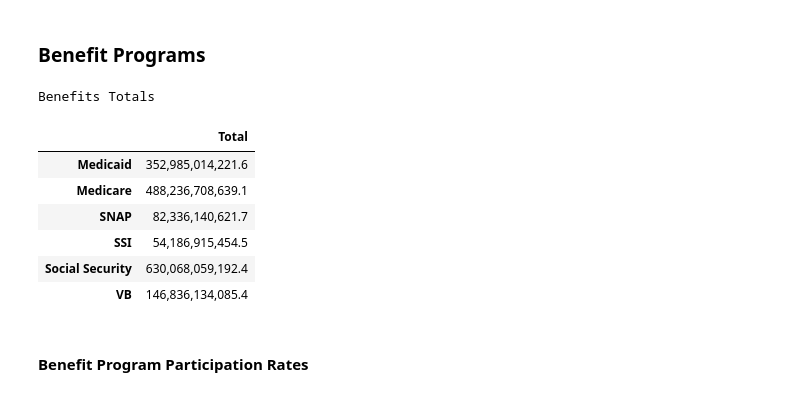
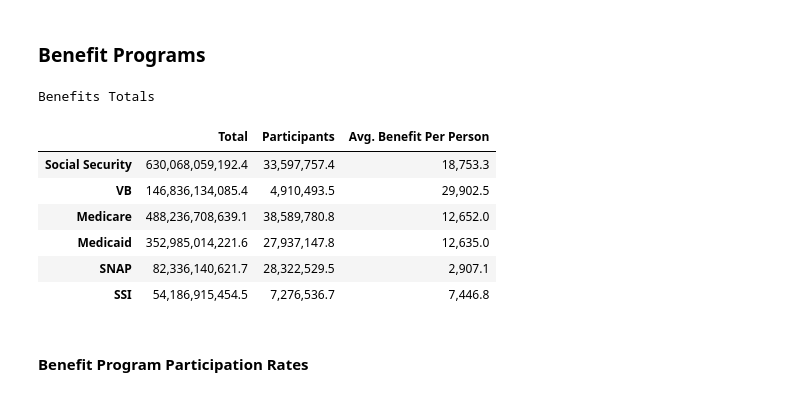
Before and after one commit to andersonfrailey/Notebook-Uploads, a Jupyter notebook: CPS Comparisons.ipynb, the cells around one changed output. Saved outputs shown, nothing was run; the diff lists cells and outputs as text; code cells hidden in the pictures.

```diff
--- a/CPS Comparisons.ipynb
+++ b/CPS Comparisons.ipynb
@@ -439,31 +480,35 @@ Percent and Number of Tax Units with Specified Number of EIC Qualified Children
 ### Benefit Programs
 # %%
 # Columns used for participation rates
-cps['ssi_part'] = np.where(cps.ssi > 0, 1, 0)
-cps['snap_part'] = np.where(cps.snap > 0, 1, 0)
-cps['mcare_part'] = np.where(cps.mcare > 0, 1, 0)
-cps['mcaid_part'] = np.where(cps.mcaid > 0, 1, 0)
-cps['ss_part'] = np.where(cps.ss > 0, 1, 0)
-cps['vb_part'] = np.where(cps.vb > 0, 1, 0)
+cps['ssi_part'] = np.where(cps.ssi_ben > 0, 1, 0)
+cps['snap_part'] = np.where(cps.snap_ben > 0, 1, 0)
+cps['mcare_part'] = np.where(cps.mcare_ben > 0, 1, 0)
+cps['mcaid_part'] = np.where(cps.mcaid_ben > 0, 1, 0)
+cps['ss_part'] = np.where(cps.ss_ben > 0, 1, 0)
+cps['vb_part'] = np.where(cps.vet_ben > 0, 1, 0)
 # %%
-benefits = pd.DataFrame({'SSI': [(cps.ssi * cps.s006).sum()],
-                         'SNAP': [(cps.snap * cps.s006).sum()],
-                         'Medicare': [(cps.mcare * cps.s006).sum()],
-                         'Medicaid': [(cps.mcaid * cps.s006).sum()],
-                         'Social Security': [(cps.ss * cps.s006).sum()],
-                         'VB': [(cps.vb * cps.s006).sum()]}).transpose()
+benefits = pd.DataFrame(OrderedDict({'SSI': [(cps.ssi_ben * cps.s006).sum()],
+                                     'SNAP': [(cps.snap_ben * cps.s006).sum()],
+                                     'Medicare': [(cps.mcare_ben * cps.s006).sum()],
+                                     'Medicaid': [(cps.mcaid_ben * cps.s006).sum()],
+                                     'Social Security': [(cps.ss_ben * cps.s006).sum()],
+                                     'VB': [(cps.vet_ben * cps.s006).sum()]})).transpose()
 benefits.columns = ['Total']
+benefits['Participants'] = [cps.s006[cps.ss_ben > 0].sum(), cps.s006[cps.vet_ben > 0].sum(),
+                            cps.s006[cps.mcare_ben > 0].sum(), cps.s006[cps.mcaid_ben > 0].sum(),
+                            cps.s006[cps.snap_ben > 0].sum(), cps.s006[cps.ssi_ben > 0].sum()]
+benefits['Avg. Benefit Per Person'] = benefits['Total'] / benefits['Participants']
 print 'Benefits Totals'
 benefits
 # %% [output]
 Benefits Totals
-|  | Total |
-| Medicaid | 352,985,014,221.6 |
-| Medicare | 488,236,708,639.1 |
-| SNAP | 82,336,140,621.7 |
-| SSI | 54,186,915,454.5 |
-| Social Security | 630,068,059,192.4 |
-| VB | 146,836,134,085.4 |
+|  | Total | Participants | Avg. Benefit Per Person |
+| Social Security | 630,068,059,192.4 | 33,597,757.4 | 18,753.3 |
+| VB | 146,836,134,085.4 | 4,910,493.5 | 29,902.5 |
+| Medicare | 488,236,708,639.1 | 38,589,780.8 | 12,652.0 |
+| Medicaid | 352,985,014,221.6 | 27,937,147.8 | 12,635.0 |
+| SNAP | 82,336,140,621.7 | 28,322,529.5 | 2,907.1 |
+| SSI | 54,186,915,454.5 | 7,276,536.7 | 7,446.8 |
 # %% [markdown]
 #### Benefit Program Participation Rates
 # %%
```
Also changed, not shown: parts of 23 cells of this notebook.
